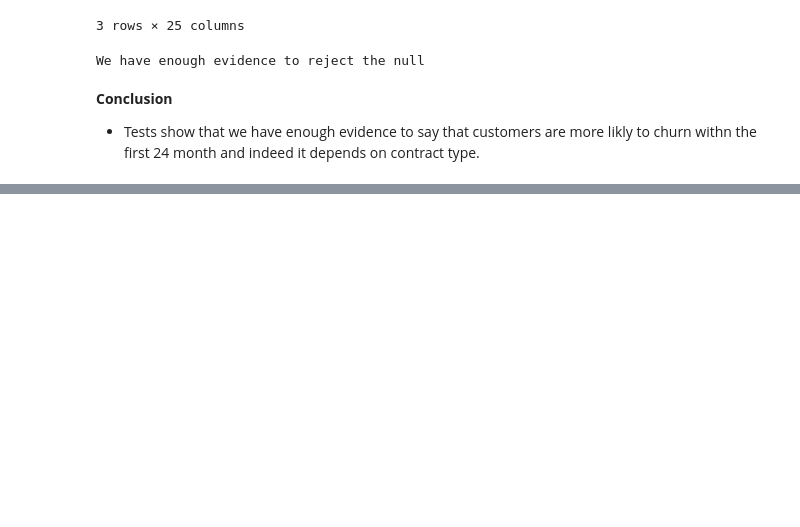
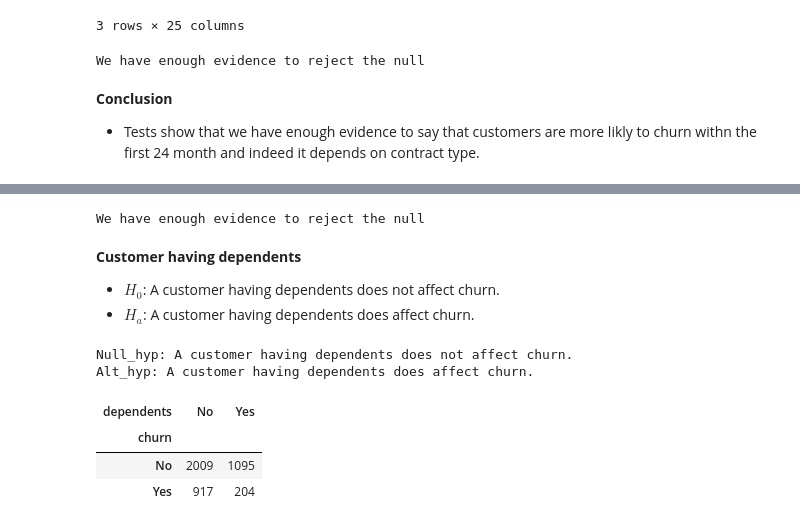
Before and after one commit to MigashaneVictoire/telco_churn_classification_project, a Jupyter notebook: statistic_testing.ipynb, the cells around one changed output, grey strips where cells are left out. Saved outputs shown, nothing was run; the diff lists cells and outputs as text; code cells hidden in the pictures; blank space fills up the shorter version.

```diff
--- a/statistic_testing.ipynb
+++ b/statistic_testing.ipynb
@@ -258,0 +304,22 @@ We have enough evidence to reject the null
+# %%
+explore_._verify_alpha_(p_value)
+# %% [output]
+We have enough evidence to reject the null
+# %% [markdown]
+**Customer having dependents**
+- $H_0$: A customer having dependents does not affect churn.
+- $H_a$: A customer having dependents does affect churn.
+# %%
+print("Null_hyp: A customer having dependents does not affect churn.")
+print("Alt_hyp: A customer having dependents does affect churn.")
+
+# run a contegency tale
+cont_table = pd.crosstab(train.churn, train.dependents)
+cont_table
+# %% [output]
+Null_hyp: A customer having dependents does not affect churn.
+Alt_hyp: A customer having dependents does affect churn.
+| dependents | No | Yes |
+| churn |  |  |
+| No | 2009 | 1095 |
+| Yes | 917 | 204 |
```
Also changed, not shown: parts of 14 cells of this notebook, 1 other file.
